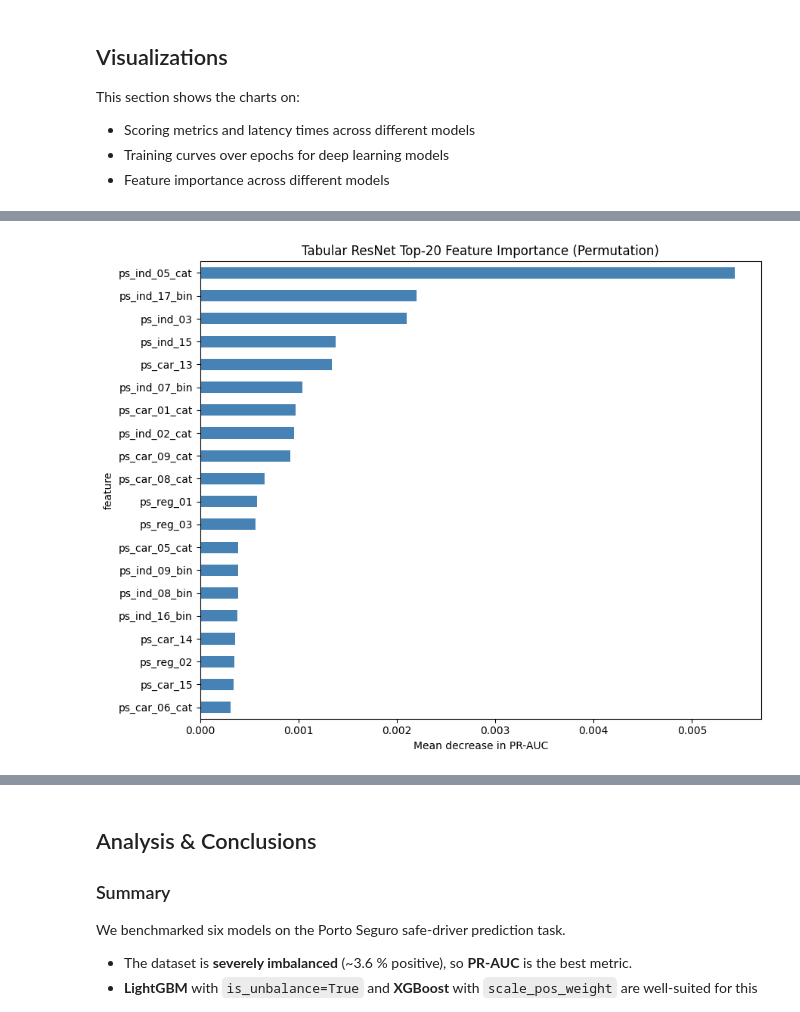
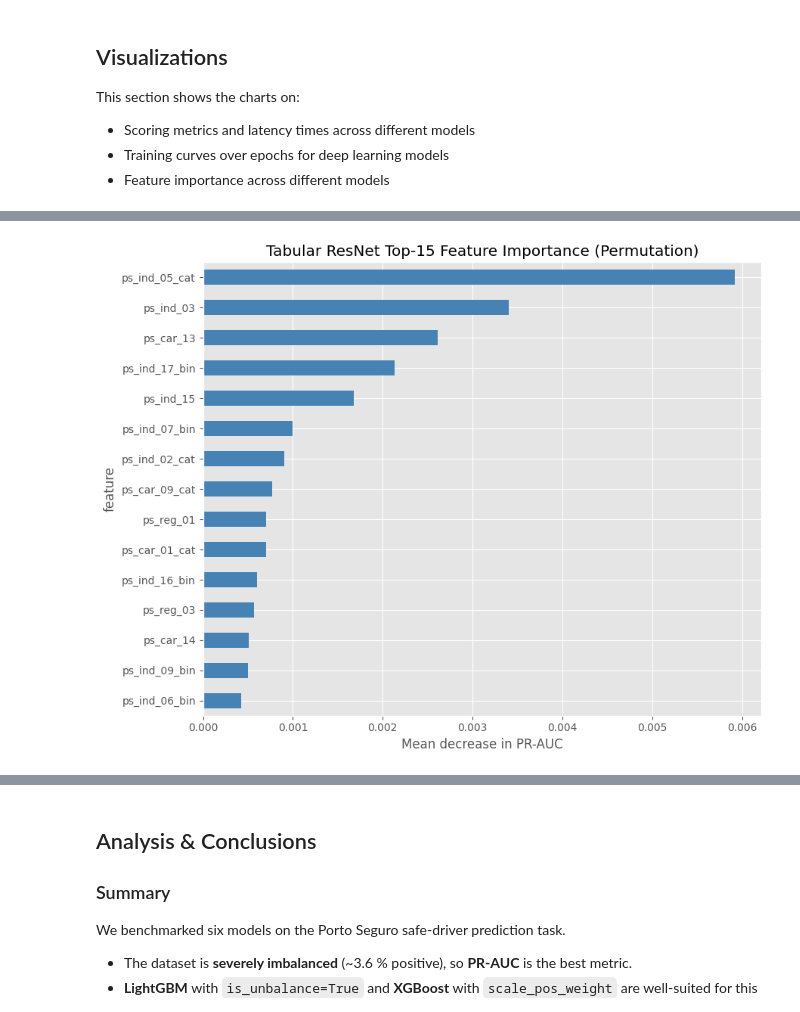
Before and after one commit to yongseng87/DSS5104-Assignment-2, a Jupyter notebook: dataset3_porto_seguro_goris.ipynb, the cells around one changed output, grey strips where cells are left out. Drawn from its saved outputs; the diff is of its cells as text; code cells hidden in the pictures.

```diff
--- a/dataset3_porto_seguro_goris.ipynb
+++ b/dataset3_porto_seguro_goris.ipynb
@@ -1772,15 +1947,28 @@ plt.show()
 # %%
-# Tabular ResNet training curves
-fig, axes = plt.subplots(1, len(SEEDS), figsize=(15, 4))
-for ax, seed in zip(axes, SEEDS):
-    tr_l, va_l = rn_train_curves[seed]
-    ax.plot(tr_l, label='Train')
-    ax.plot(va_l, label='Val')
-    ax.set_title(f'Seed {seed}')
-    ax.set_xlabel('Epoch')
-    ax.set_ylabel('BCE Loss')
-    ax.legend()
-plt.suptitle('Tabular ResNet Training Curves', fontsize=13)
-plt.tight_layout()
+plt.style.use("ggplot")
+
+fig, axes = plt.subplots(1, len(SEEDS), figsize=(5 * len(SEEDS), 4), sharex=False)
+
+if len(SEEDS) == 1:
+    axes = [axes]
+
+for i, seed in enumerate(SEEDS):
+    ax = axes[i]
+
+    if seed in ft_train_curves:
+        tr_l, va_l = ft_train_curves[seed]
+
+        ax.plot(tr_l, label="Train", color="#4C72B0", linewidth=1.5)
+        ax.plot(va_l, label="Validation", color="#DD8452", linestyle="--", linewidth=1.5)
+
+    ax.set_title(f"FT-Transformer (Seed {seed})")
+    ax.set_xlabel("Epoch")
+    ax.set_ylabel("BCE Loss")
+
+axes[0].legend(loc="upper right")
+
+fig.suptitle("FT-Transformer Training Curves", fontsize=14)
+fig.tight_layout(rect=[0, 0, 1, 0.95])
+
 plt.show()
 # %% [output]
@@ -1811,40 +1983,40 @@ n_num_fi = len(num_cols_ps)
 
 def rn_predict_prob(X_num_arr, X_cat_arr):
     """Return predicted probabilities for TabularResNet (last trained model)."""
-    raw = predict_dl_models(rn_model_last, X_num_arr.astype(np.float32),
+    _, probs, _ = predict_dl_models(rn_model_last, X_num_arr.astype(np.float32),
                                  X_cat_arr.astype(np.int64), str(device))
-    return torch.sigmoid(torch.tensor(raw)).numpy()
+    return torch.sigmoid(torch.tensor(probs)).numpy()
 
 # Baseline score on test set
 base_prob_rn = rn_predict_prob(X_te_num, X_te_cat)
 base_score_rn = average_precision_score(y_test_ps, base_prob_rn)
 
 rng_fi = np.random.default_rng(42)
 importances_rn = []
 for fi_idx, feat in enumerate(feat_names_dl):
     rep_scores = []
     for _ in range(5):
         if fi_idx < n_num_fi:
             X_num_p = X_te_num.copy()
             X_num_p[:, fi_idx] = rng_fi.permutation(X_num_p[:, fi_idx])
             prob_p = rn_predict_prob(X_num_p, X_te_cat)
         else:
             X_cat_p = X_te_cat.copy()
             X_cat_p[:, fi_idx - n_num_fi] = rng_fi.permutation(X_cat_p[:, fi_idx - n_num_fi])
             prob_p = rn_predict_prob(X_te_num, X_cat_p)
         rep_scores.append(base_score_rn - average_precision_score(y_test_ps, prob_p))
     importances_rn.append(np.mean(rep_scores))
 
 fi_df_rn = pd.DataFrame({'feature': feat_names_dl, 'importance': importances_rn})
 fi_df_rn = fi_df_rn.sort_values('importance', ascending=True).tail(15)
 fi_df_rn.plot.barh(x='feature', y='importance', figsize=(9, 7),
                    legend=False, color='steelblue')
 plt.title('Tabular ResNet Top-15 Feature Importance (Permutation)')
 plt.xlabel('Mean decrease in PR-AUC')
 plt.tight_layout()
 plt.show()
 # %% [output]
-[figure, old version]
+[figure, new version]
 # %%
 # FT-Transformer feature importance (top 15)
 # Permutation importance: reuse feat_names_dl and n_num_fi from the ResNet cell above.
```
Also changed, not shown: parts of 32 cells of this notebook.
